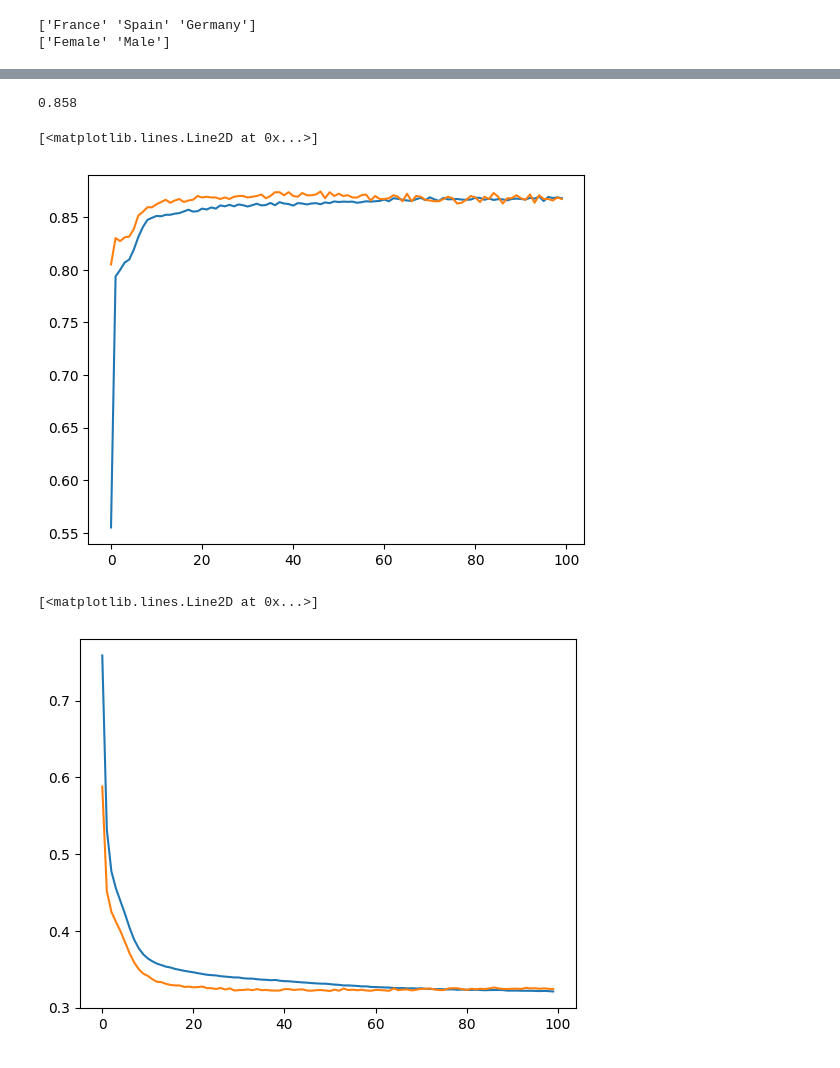
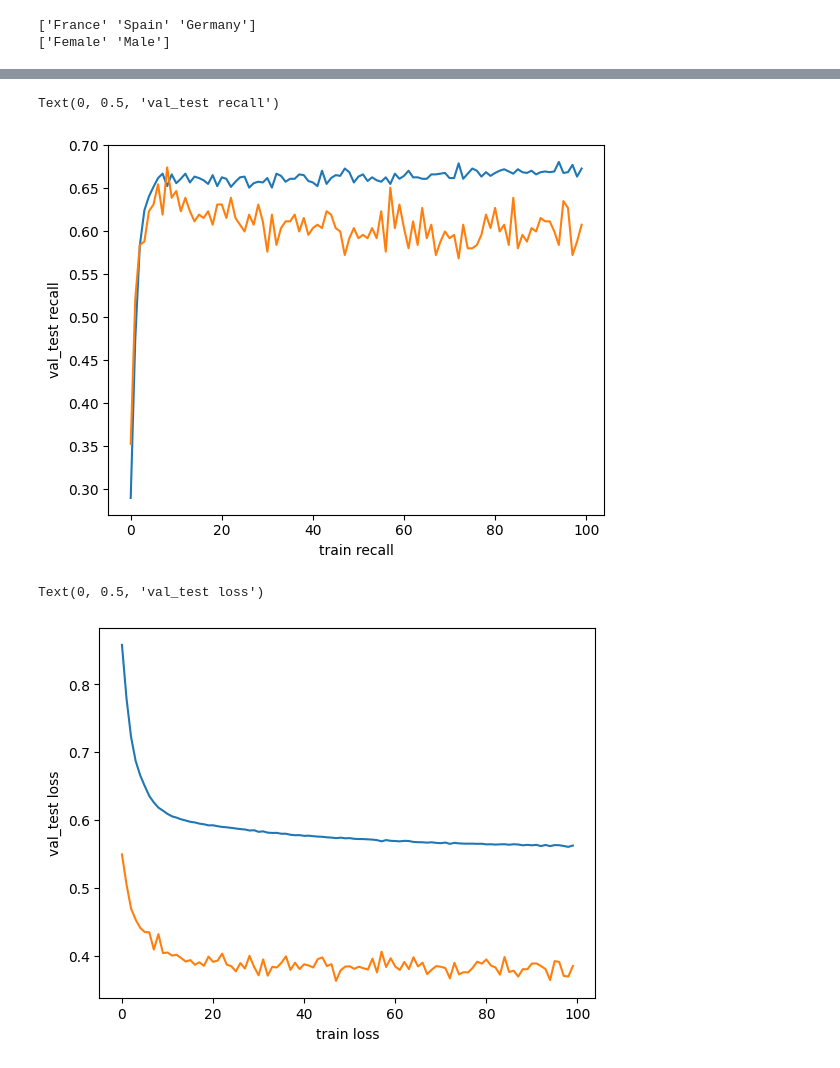
Before and after one commit to Bhuwan-24/Customer-Churn-Prediction, a Jupyter notebook: model.ipynb, the cells around one changed output, grey strips where cells are left out. Drawn from its saved outputs; the diff is of its cells as text; code cells hidden in the pictures.

```diff
--- a/model.ipynb
+++ b/model.ipynb
@@ -138,6 +139,7 @@ Model: "sequential"
  Trainable params: 224 (896.00 B)
  Non-trainable params: 0 (0.00 B)
 # %%
-model.compile(loss="binary_crossentropy",optimizer='Adam',metrics=['accuracy'])
-history=model.fit(x_train_scaled,y_train,epochs=100,validation_split=0.2)
+model.compile(loss="binary_crossentropy",optimizer='Adam',metrics=['recall'])
+class_weight = {0: 1, 1: 2.5}
+history=model.fit(x_train_scaled,y_train,epochs=100,validation_split=0.2,class_weight=class_weight)
 # %% [output]
@@ -166,16 +168,16 @@ y_pred=np.where(y_pred>0.5,1,0)
-# %%
-print(accuracy_score(y_test,y_pred))
-# %% [output]
-0.858
 # %%
-plt.plot(history.history['accuracy'])
-plt.plot(history.history['val_accuracy'])
+plt.plot(history.history['recall'])
+plt.plot(history.history['val_recall'])
+plt.xlabel("train recall")
+plt.ylabel("val_test recall")
 # %% [output]
-[<matplotlib.lines.Line2D at 0x...>]
+Text(0, 0.5, 'val_test recall')
-[figure, old version]
+[figure, new version]
 # %%
 plt.plot(history.history['loss'])
 plt.plot(history.history['val_loss'])
+plt.xlabel("train loss")
+plt.ylabel("val_test loss")
 # %% [output]
-[<matplotlib.lines.Line2D at 0x...>]
+Text(0, 0.5, 'val_test loss')
-[figure, old version]
+[figure, new version]
```
Also changed, not shown: parts of 6 cells of this notebook, 1 other file.
